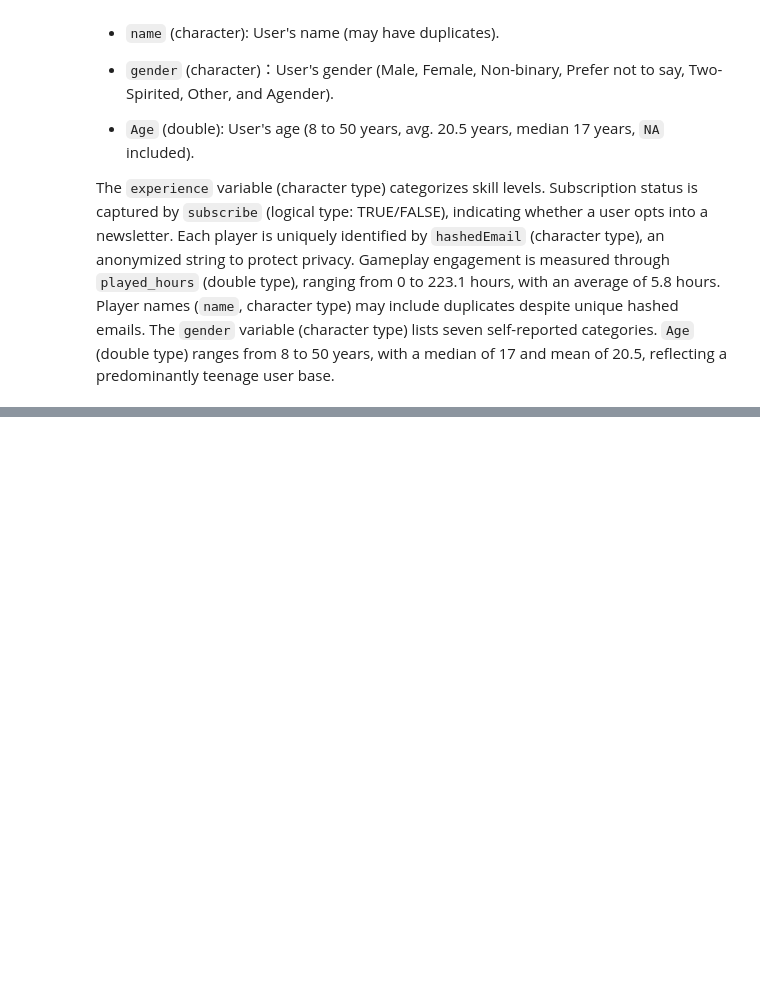
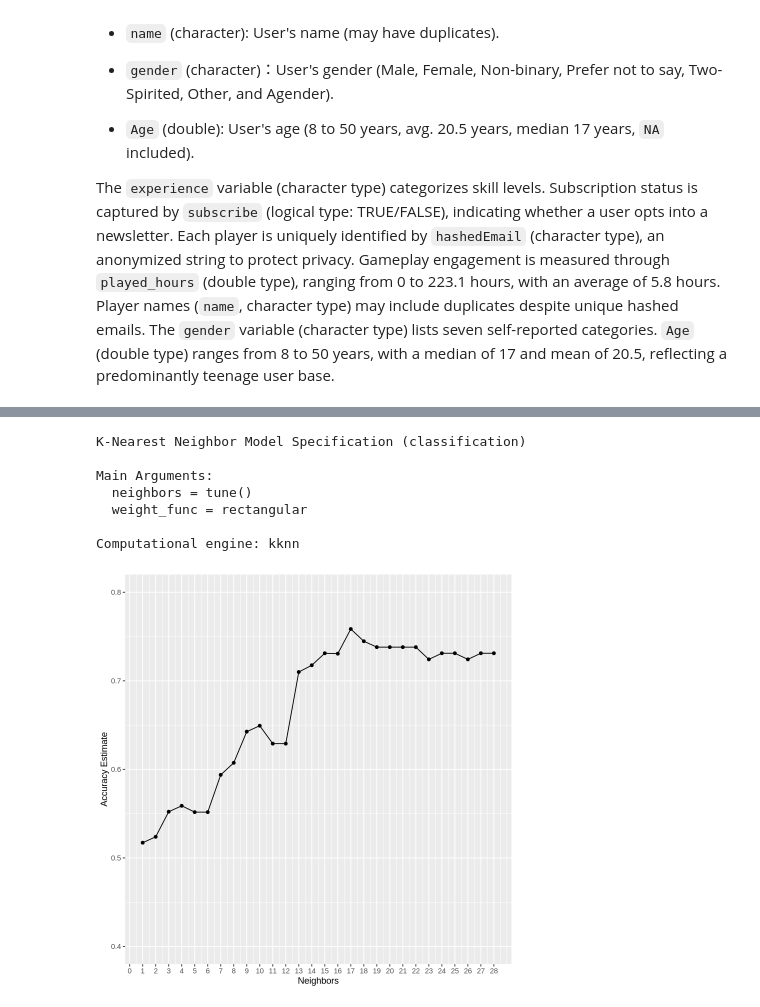
Before and after one commit to linq060119/group-project, a Jupyter notebook: final report.ipynb, the cells around one changed output, grey strips where cells are left out. Saved outputs shown, nothing was run; the diff lists cells and outputs as text; code cells hidden in the pictures; blank space fills up the shorter version.

Commit message:
wrangling data and knn classification code
remove NA, cross validation, knn value (need refine), conf matrix

```diff
--- a/final report.ipynb
+++ b/final report.ipynb
@@ -56,0 +100,7 @@ The `experience` variable (character type) categorizes skill levels. Subscriptio
+# %%
+players_split <- initial_split(players_tidy, prop = 0.75, strata = subscribe)
+players_train <- training(players_split)
+players_test <- testing(players_split)
+
+players_train
+players_test
@@ -56,0 +136,39 @@ The `experience` variable (character type) categorizes skill levels. Subscriptio
+# %%
+players_recipe <- recipe(subscribe ~ played_hours + Age, data = players_train) |>
+    step_center(all_predictors()) |>
+    step_scale(all_predictors())
+
+players_vfold <- vfold_cv(players_train, v = 5, strata = "subscribe")
+
+knn_tune <- nearest_neighbor(weight_func = "rectangular", neighbors = tune()) |>
+  set_engine("kknn") |>
+  set_mode("classification")
+knn_tune
+
+k_vals <- tibble(neighbors = seq(from = 1, to = 28, by = 1))
+
+knn_results <- workflow() |>
+  add_recipe(players_recipe) |>
+  add_model(knn_tune) |>
+  tune_grid(resamples = players_vfold, grid = k_vals) |>
+  collect_metrics()
+
+accuracies <- knn_results |>
+      filter(.metric == "accuracy")
+
+accuracy_versus_k <- ggplot(accuracies, aes(x = neighbors, y = mean))+
+      geom_point() +
+      geom_line() +
+      labs(x = "Neighbors", y = "Accuracy Estimate") +
+      scale_x_continuous(breaks = seq(0, 28, by = 1)) +
+      scale_y_continuous(limits = c(0.4, 0.8))
+accuracy_versus_k
+# %% [output]
+K-Nearest Neighbor Model Specification (classification)
+
+Main Arguments:
+  neighbors = tune()
+  weight_func = rectangular
+
+Computational engine: kknn
+[figure, added]
```
Also changed, not shown: parts of 8 cells of this notebook.
